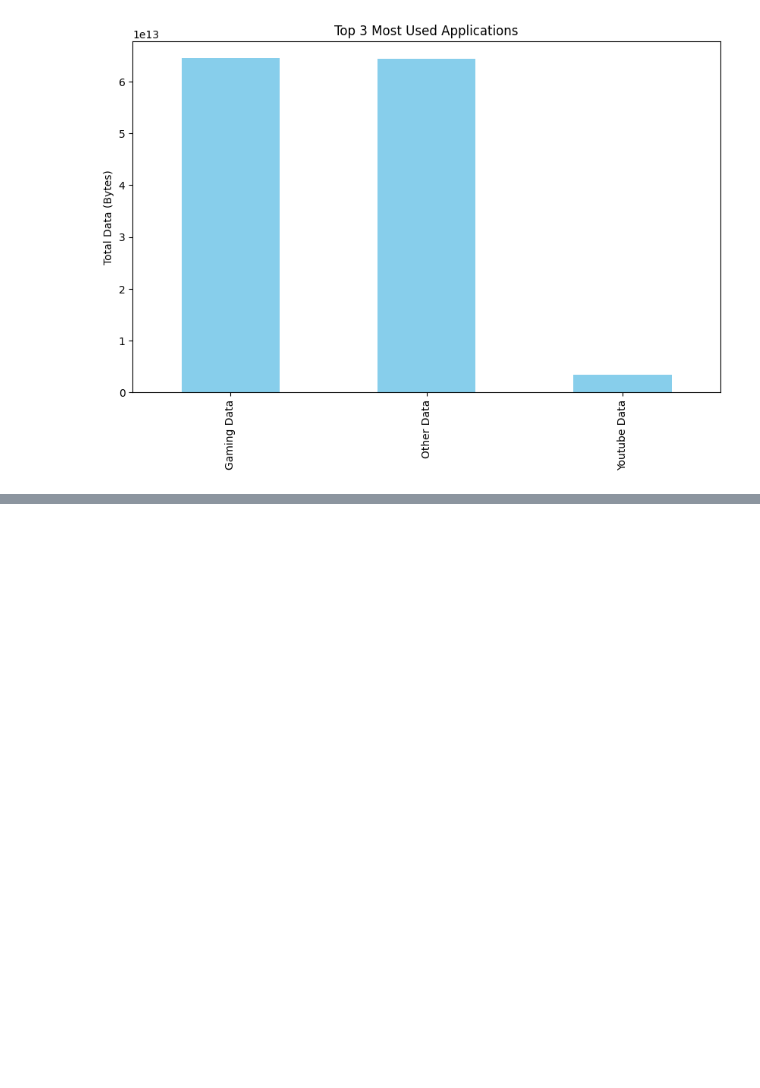
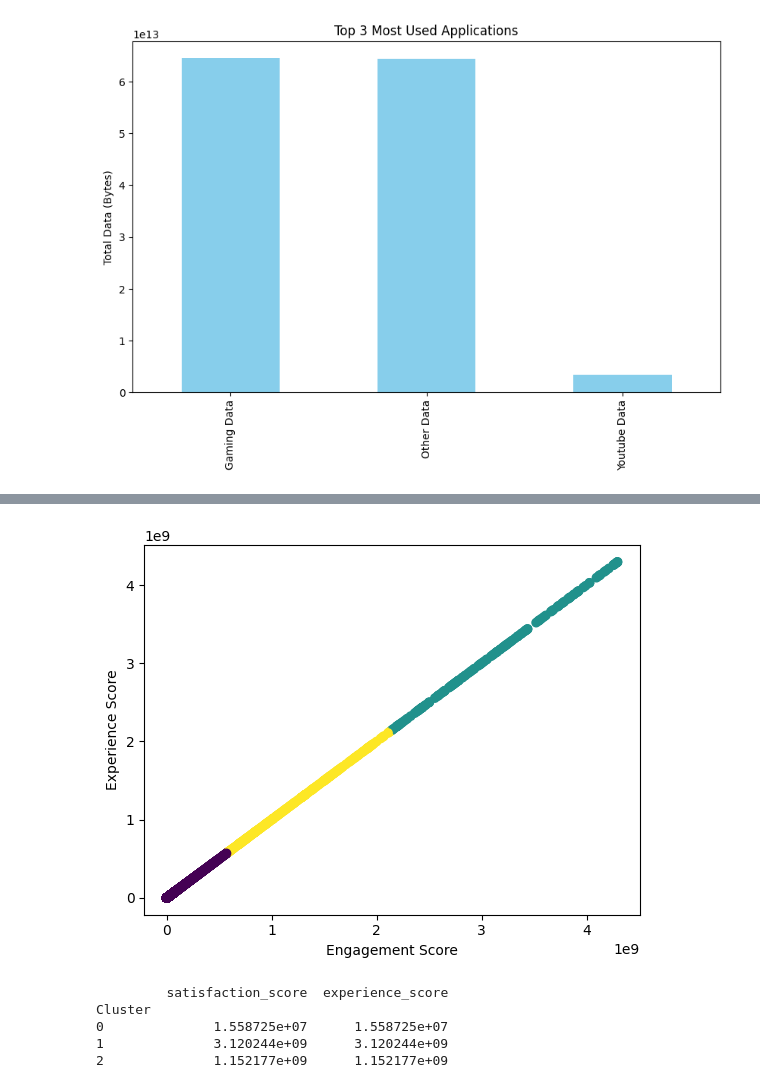
Before and after one commit to Abdulaziz7878/TellCo-mobile-service-provider, a Jupyter notebook: notebooks/overViewAnalysis.ipynb, the cells around one changed output, grey strips where cells are left out. Drawn from its saved outputs; the diff is of its cells as text; code cells hidden in the pictures; blank space fills up the shorter version.

```diff
--- a/notebooks/overViewAnalysis.ipynb
+++ b/notebooks/overViewAnalysis.ipynb
@@ -697,0 +735,3 @@ plt.show()
+# %%
+less_engaged_centroid = kmeans.cluster_centers_[0]
+worst_experience_centroid = kmeans.cluster_centers_[1]
@@ -697,0 +744,14 @@ plt.show()
+# %%
+features = ['TCP DL Retrans. Vol (Bytes)', 'Avg RTT DL (ms)', 'Avg Bearer TP DL (kbps)', 'Avg RTT UL (ms)']
+df_analyzed['engagement_score'] = np.sqrt(((df_analyzed[features] - less_engaged_centroid) ** 2).sum(axis=1))
+df_analyzed['experience_score'] = np.sqrt(((df_analyzed[features] - worst_experience_centroid) ** 2).sum(axis=1))
+# %%
+# top 10 satisfied customers
+# Calculate the satisfaction score
+df_analyzed['satisfaction_score'] = (df_analyzed['engagement_score'] + df_analyzed['experience_score']) / 2
+
+# Get the top 10 satisfied customers
+top_10_satisfied_customers = df_analyzed.nlargest(10, 'satisfaction_score')
+
+# Print the top 10 satisfied customers
+print(top_10_satisfied_customers)
@@ -697,0 +1023,38 @@ plt.show()
+# %%
+from sklearn.cluster import KMeans
+import matplotlib.pyplot as plt
+
+X = df_analyzed[['engagement_score', 'experience_score']]
+
+# Create a KMeans instance with 2 clusters
+kmeans = KMeans(n_clusters=2, random_state=0)
+
+# Fit the model
+kmeans.fit(X)
+
+# Get the cluster assignments
+labels = kmeans.labels_
+
+# Add the cluster labels as a new column in your DataFrame
+df['cluster'] = labels
+
+# Plot the clusters
+plt.scatter(df_analyzed['engagement_score'], df_analyzed['experience_score'], c=df_analyzed['Cluster'])
+plt.xlabel('Engagement Score')
+plt.ylabel('Experience Score')
+plt.show()
+# %% [output]
+[figure, added]
+# %%
+
+# agg(avg satisfaction and experiance score per cluster)
+# Assuming 'df' is your DataFrame and it has columns 'satisfaction_score', 'experience_score' and 'cluster'
+cluster_summary = df_analyzed.groupby('Cluster')[['satisfaction_score', 'experience_score']].mean()
+
+print(cluster_summary)
+# %% [output]
+         satisfaction_score  experience_score
+Cluster
+0              1.558725e+07      1.558725e+07
+1              3.120244e+09      3.120244e+09
+2              1.152177e+09      1.152177e+09
```
Also changed, not shown: parts of 46 cells of this notebook.
